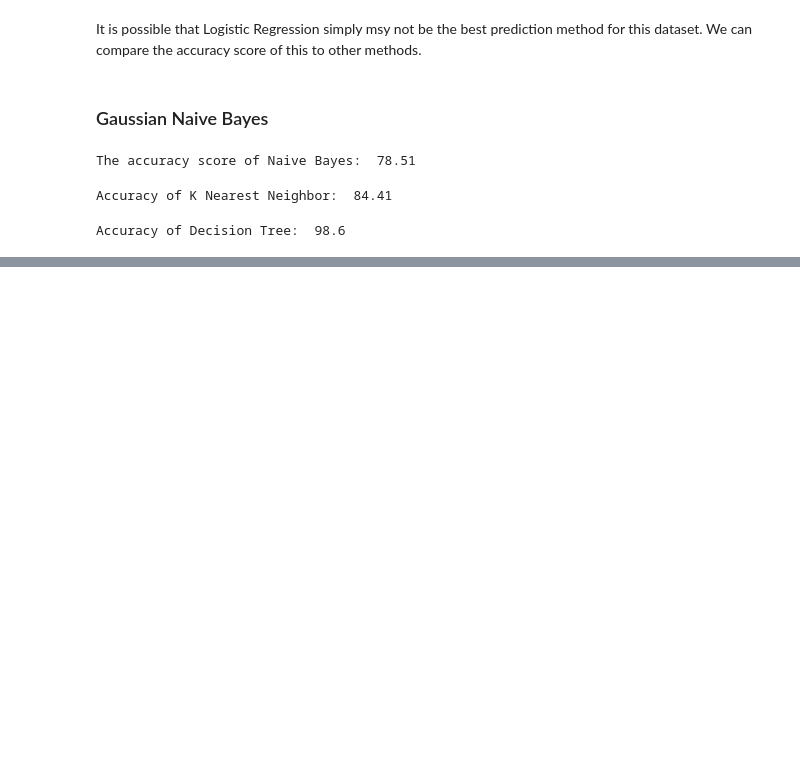
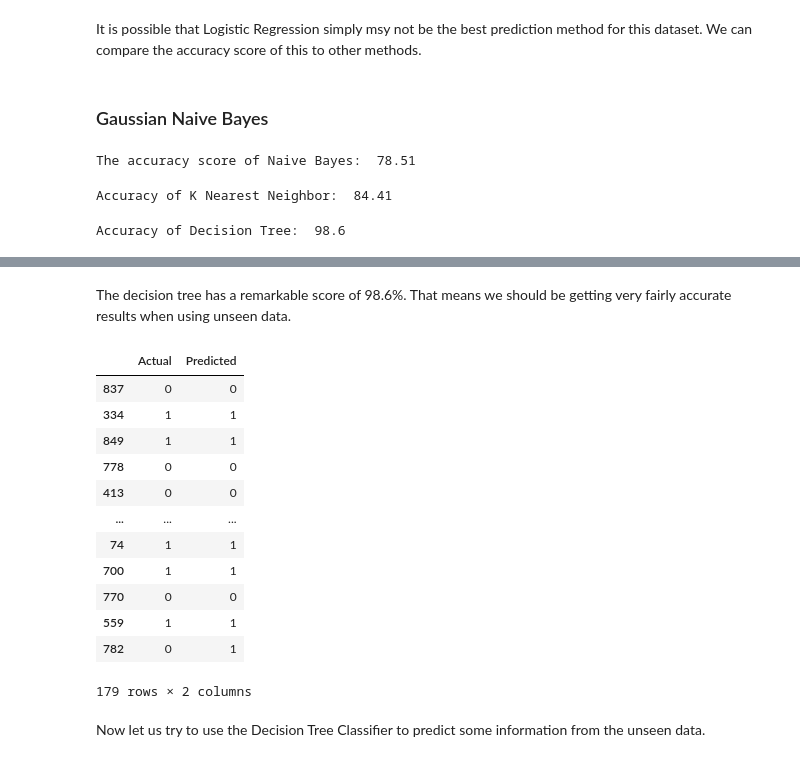
Before and after one commit to Rokeeb17/DS-Assignments, a Jupyter notebook: LogisticRegression.ipynb, the cells around one changed output, grey strips where cells are left out. Cells and saved outputs as stored; diff of their text form; code cells hidden in the pictures; blank space fills up the shorter version.

```diff
--- a/LogisticRegression.ipynb
+++ b/LogisticRegression.ipynb
@@ -448,7 +428,7 @@ Accuracy of K Nearest Neighbor:  84.41
 # %%
 decision_tree = DecisionTreeClassifier()
 decision_tree.fit(x_train, y_train)
-Y_pred = decision_tree.predict(x_test)
+y_pred_dt = decision_tree.predict(x_test)
 acc_decision_tree = round(decision_tree.score(x_train, y_train) * 100, 2)
 
 print('Accuracy of Decision Tree: ', acc_decision_tree)
@@ -468,2 +479,20 @@ Accuracy of SVC:  67.98
+# %% [markdown]
+The decision tree has a remarkable score of 98.6%. That means we should be getting very fairly accurate results when using unseen data.
 # %%
-pd.DataFrame
+pd.DataFrame({'Actual': y_test, 'Predicted': y_pred_dt})
+# %% [output]
+|  | Actual | Predicted |
+| 837 | 0 | 0 |
+| 334 | 1 | 1 |
+| 849 | 1 | 1 |
+| 778 | 0 | 0 |
+| 413 | 0 | 0 |
+| ... | ... | ... |
+| 74 | 1 | 1 |
+| 700 | 1 | 1 |
+| 770 | 0 | 0 |
+| 559 | 1 | 1 |
+| 782 | 0 | 1 |
+179 rows × 2 columns
+# %% [markdown]
+Now let us try to use the Decision Tree Classifier to predict some information from the unseen data.
```
Also changed, not shown: parts of 15 cells of this notebook.
